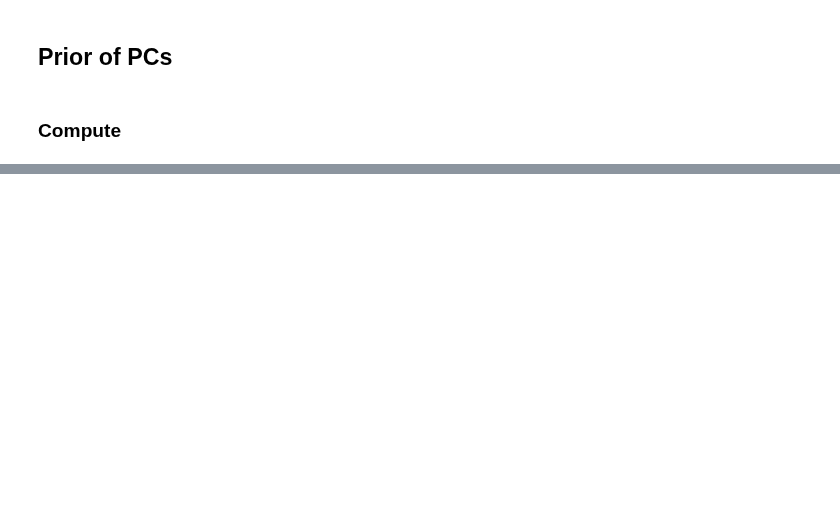
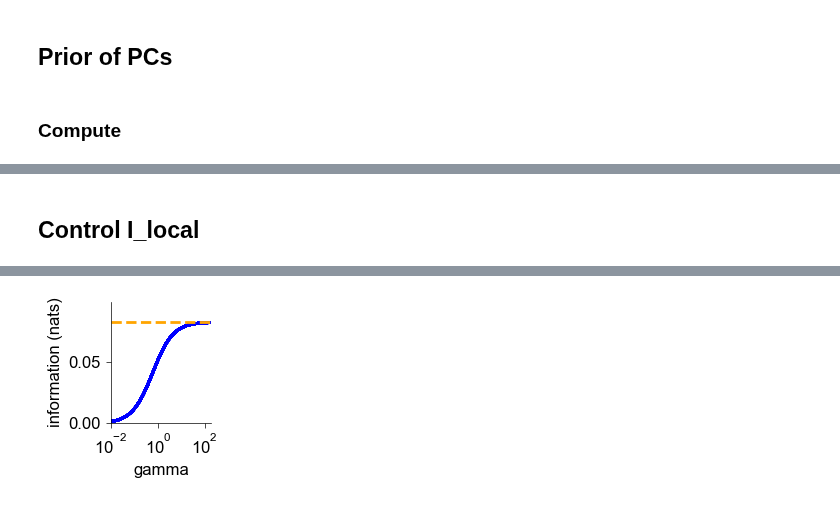
Before and after one commit to steevelaquitaine/fisher-info-limits, a Jupyter notebook: notebooks/fig3.ipynb, the cells around one changed output, grey strips where cells are left out. Saved outputs shown, nothing was run; the diff lists cells and outputs as text; code cells hidden in the pictures; blank space fills up the shorter version.

```diff
--- a/notebooks/fig3.ipynb
+++ b/notebooks/fig3.ipynb
@@ -480,0 +893,24 @@ Wall time: 768 ms
+# %% [markdown]
+## Control I_local
+# %%
+%%time
+
+# plot convergence
+plt.figure(2, figsize=(2,2))
+
+plt.semilogx(gamma[:igamma], Inf[:igamma], 'b-', linewidth=2, label='plug in')
+
+plt.axhline(Inf_ssi, color='orange', linestyle='--', linewidth=2,
+            label=r'$\int_0^\gamma \langle I_{\gamma}(x)\rangle_{p(x)} d\gamma$')
+
+plt.xlabel('gamma', fontsize=12)
+plt.ylabel('information (nats)', fontsize=12)
+plt.ylim([0, 1.2 * Inf_ssi])
+plt.xlim([gamma[0], gamma[igamma-1]])
+plt.gca().spines[['top', 'right']].set_visible(False)
+plt.tick_params(labelsize=12)
+plt.tight_layout()
+#
+# plt.savefig(f'figures/fig3_info_converg_ngamma_{20}.svg', bbox_inches = 'tight', transparent=True, dpi=400)
+plt.savefig(f'figures/fig3_info_converg_ngamma_{ngamma}.pdf', bbox_inches = 'tight', transparent=True, dpi=400)
+# %% [output]
@@ -480,0 +919 @@ Wall time: 768 ms
+[figure, added]
```
Also changed, not shown: parts of 16 cells of this notebook.
